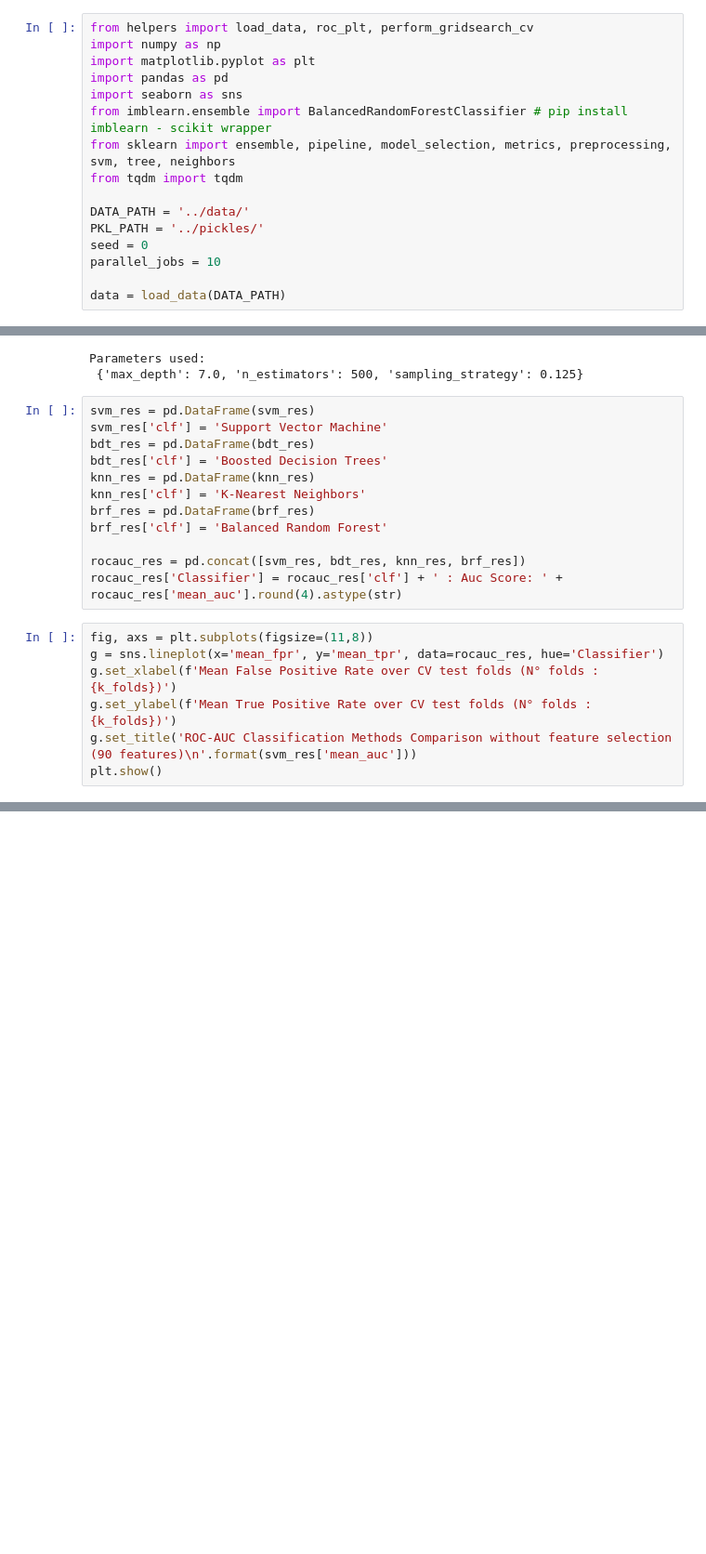
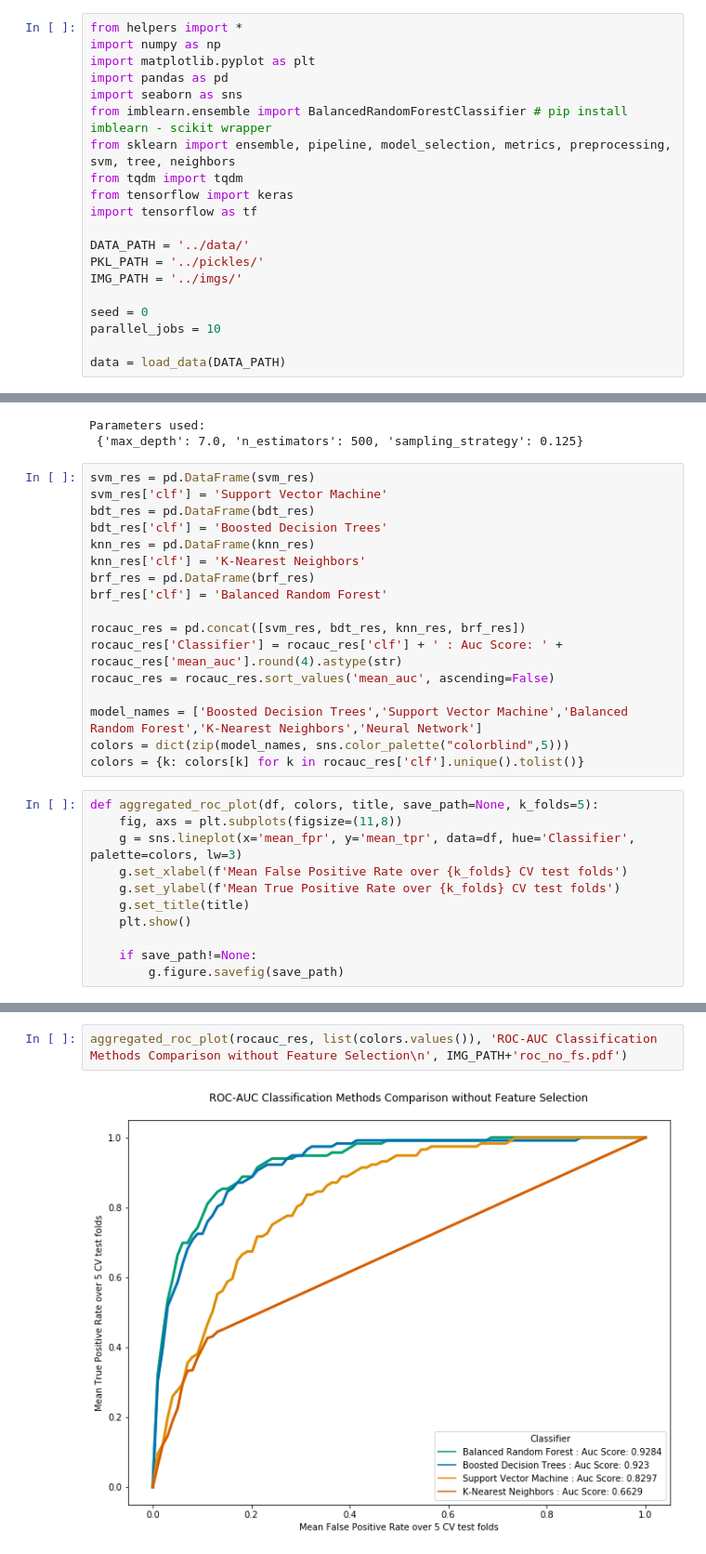
Before and after one commit to epfl-ada/ada-2020-project-milestone-p3-p3_klr, a Jupyter notebook: src/ROC_no_feature_selection.ipynb, the cells around one changed output, grey strips where cells are left out. Shown: that part at 93% size. Saved outputs shown, nothing was run; the diff lists cells and outputs as text; blank space fills up the shorter version.

```diff
--- a/src/FinalNotebook.ipynb
+++ b/src/ROC_no_feature_selection.ipynb
@@ -1,7 +1,7 @@
 # %% [markdown]
 # This is our final notebook aggregating our final results
 # %%
-from helpers import load_data, roc_plt, perform_gridsearch_cv
+from helpers import *
 import numpy as np
 import matplotlib.pyplot as plt
 import pandas as pd
@@ -9,9 +9,13 @@ import seaborn as sns
 from imblearn.ensemble import BalancedRandomForestClassifier # pip install imblearn - scikit wrapper
 from sklearn import ensemble, pipeline, model_selection, metrics, preprocessing, svm, tree, neighbors
 from tqdm import tqdm
+from tensorflow import keras
+import tensorflow as tf
 
 DATA_PATH = '../data/'
 PKL_PATH = '../pickles/'
+IMG_PATH = '../imgs/'
+
 seed = 0
 parallel_jobs = 10
 
@@ -365,10 +466,19 @@ brf_res['clf'] = 'Balanced Random Forest'
 
 rocauc_res = pd.concat([svm_res, bdt_res, knn_res, brf_res])
 rocauc_res['Classifier'] = rocauc_res['clf'] + ' : Auc Score: ' + rocauc_res['mean_auc'].round(4).astype(str)
+rocauc_res = rocauc_res.sort_values('mean_auc', ascending=False)
+
+model_names = ['Boosted Decision Trees','Support Vector Machine','Balanced Random Forest','K-Nearest Neighbors','Neural Network']
+colors = dict(zip(model_names, sns.color_palette("colorblind",5)))
+colors = {k: colors[k] for k in rocauc_res['clf'].unique().tolist()}
 # %%
-fig, axs = plt.subplots(figsize=(11,8))
-g = sns.lineplot(x='mean_fpr', y='mean_tpr', data=rocauc_res, hue='Classifier')
-g.set_xlabel(f'Mean False Positive Rate over CV test folds (N° folds : {k_folds})')
-g.set_ylabel(f'Mean True Positive Rate over CV test folds (N° folds : {k_folds})')
-g.set_title('ROC-AUC Classification Methods Comparison without feature selection (90 features)\n'.format(svm_res['mean_auc']))
-plt.show()
+def aggregated_roc_plot(df, colors, title, save_path=None, k_folds=5):
+    fig, axs = plt.subplots(figsize=(11,8))
+    g = sns.lineplot(x='mean_fpr', y='mean_tpr', data=df, hue='Classifier', palette=colors, lw=3)
+    g.set_xlabel(f'Mean False Positive Rate over {k_folds} CV test folds')
+    g.set_ylabel(f'Mean True Positive Rate over {k_folds} CV test folds')
+    g.set_title(title)
+    plt.show()
+
+    if save_path!=None:
+        g.figure.savefig(save_path)
@@ -376,0 +485,4 @@ plt.show()
+# %%
+aggregated_roc_plot(rocauc_res, list(colors.values()), 'ROC-AUC Classification Methods Comparison without Feature Selection\n', IMG_PATH+'roc_no_fs.pdf')
+# %% [output]
+[figure, added]
```
Also changed, not shown: parts of 6 cells of this notebook, 16 other files.
